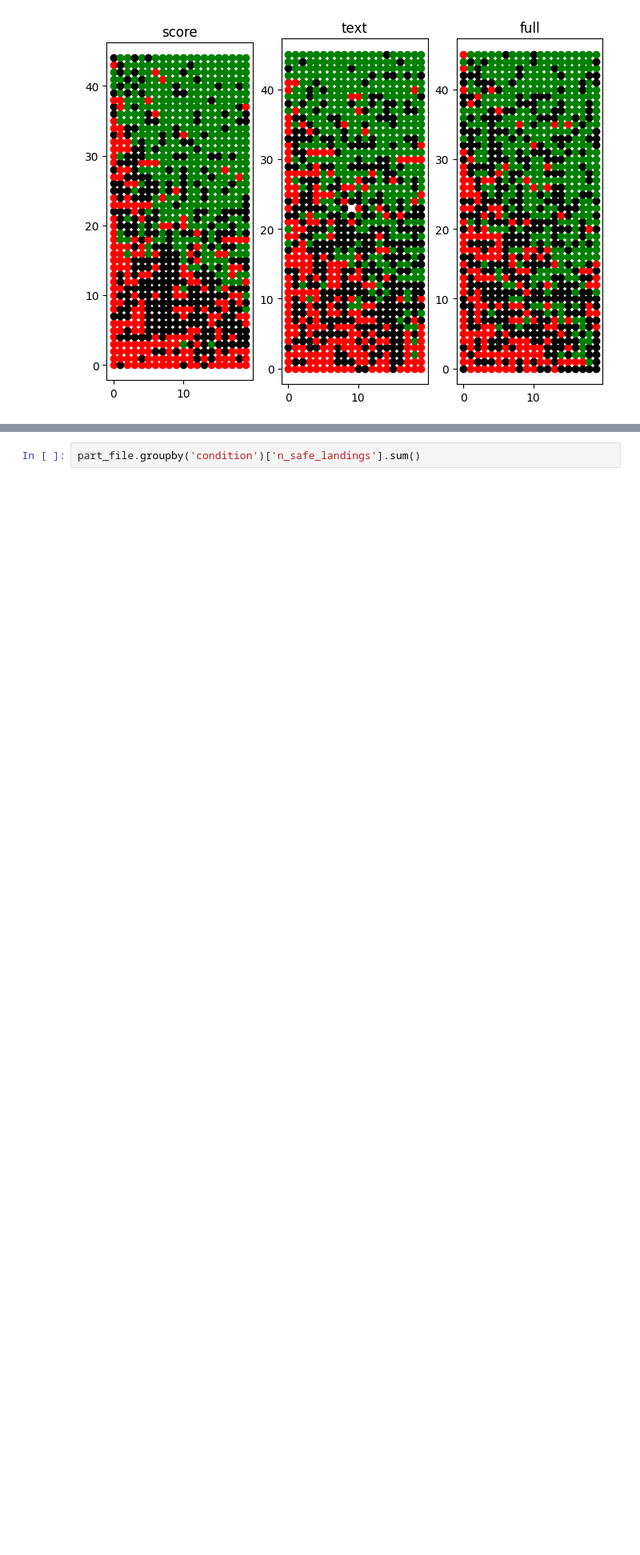
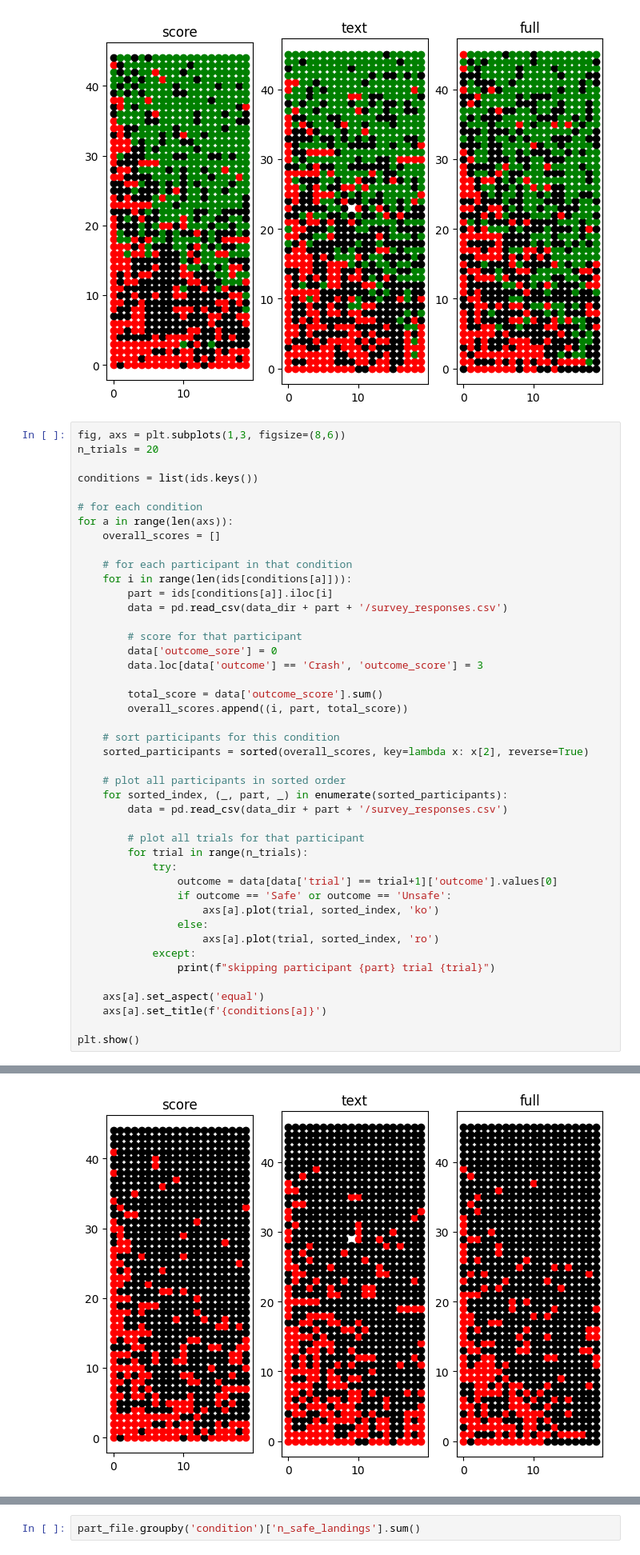
Before and after one commit to cairo-robotics/llm-multimodal-drone-feedback, a Jupyter notebook: analysis/analysis_brainstorm.ipynb, the cells around one changed output, grey strips where cells are left out. Shown: that part at 80% size. Drawn from its saved outputs; the diff is of its cells as text; blank space fills up the shorter version.

Commit message:
plot with combined safe/unsafe

```diff
--- a/analysis/analysis_brainstorm.ipynb
+++ b/analysis/analysis_brainstorm.ipynb
@@ -1333,3 +1333,48 @@ plt.show()
 # %% [output]
 skipping participant 6522a86994a5ce0d7bb9feba trial 9
 [figure]
+# %%
+fig, axs = plt.subplots(1,3, figsize=(8,6))
+n_trials = 20
+
+conditions = list(ids.keys())
+
+# for each condition
+for a in range(len(axs)):
+    overall_scores = []
+
+    # for each participant in that condition
+    for i in range(len(ids[conditions[a]])):
+        part = ids[conditions[a]].iloc[i]
+        data = pd.read_csv(data_dir + part + '/survey_responses.csv')
+
+        # score for that participant
+        data['outcome_sore'] = 0
+        data.loc[data['outcome'] == 'Crash', 'outcome_score'] = 3
+
+        total_score = data['outcome_score'].sum()
+        overall_scores.append((i, part, total_score))
+
+    # sort participants for this condition
+    sorted_participants = sorted(overall_scores, key=lambda x: x[2], reverse=True)
+
+    # plot all participants in sorted order
+    for sorted_index, (_, part, _) in enumerate(sorted_participants):
+        data = pd.read_csv(data_dir + part + '/survey_responses.csv')
+
+        # plot all trials for that participant
+        for trial in range(n_trials):
+            try:
+                outcome = data[data['trial'] == trial+1]['outcome'].values[0]
+                if outcome == 'Safe' or outcome == 'Unsafe':
+                    axs[a].plot(trial, sorted_index, 'ko')
+                else:
+                    axs[a].plot(trial, sorted_index, 'ro')
+            except:
+                print(f"skipping participant {part} trial {trial}")
+
+    axs[a].set_aspect('equal')
+    axs[a].set_title(f'{conditions[a]}')
+
+plt.show()
+# %% [output]
@@ -1335,0 +1382 @@ skipping participant 6522a86994a5ce0d7bb9feba trial 9
+[figure, added]
```
Also changed, not shown: parts of 6 cells of this notebook.
